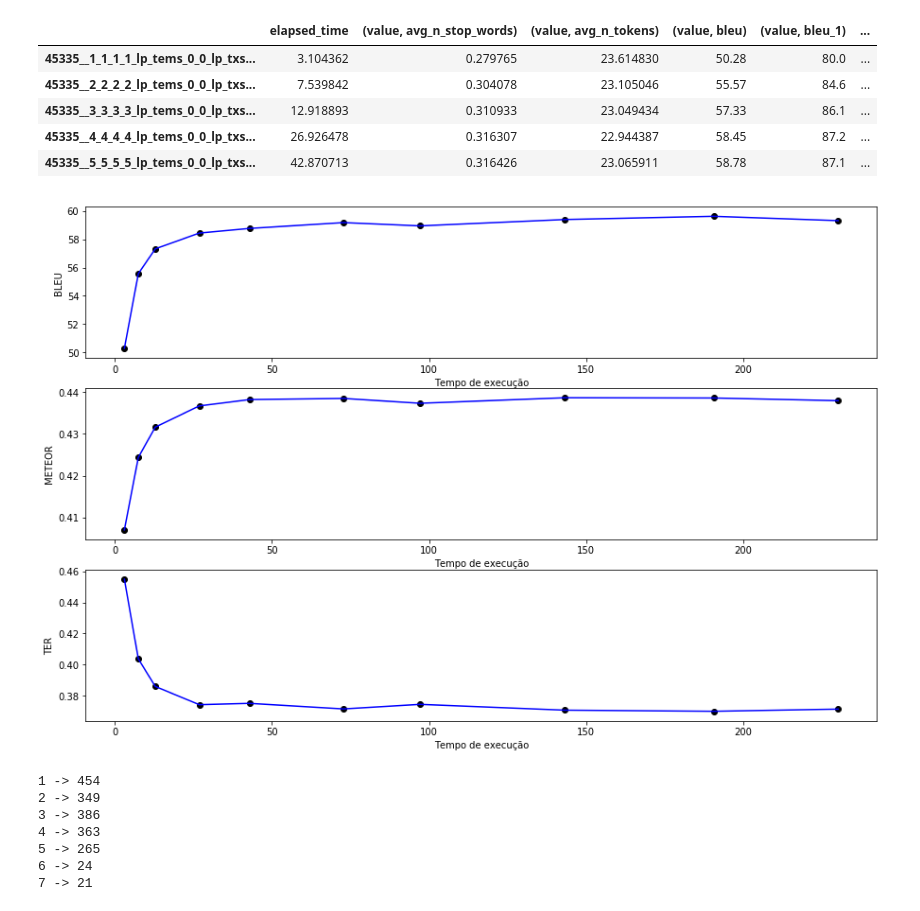
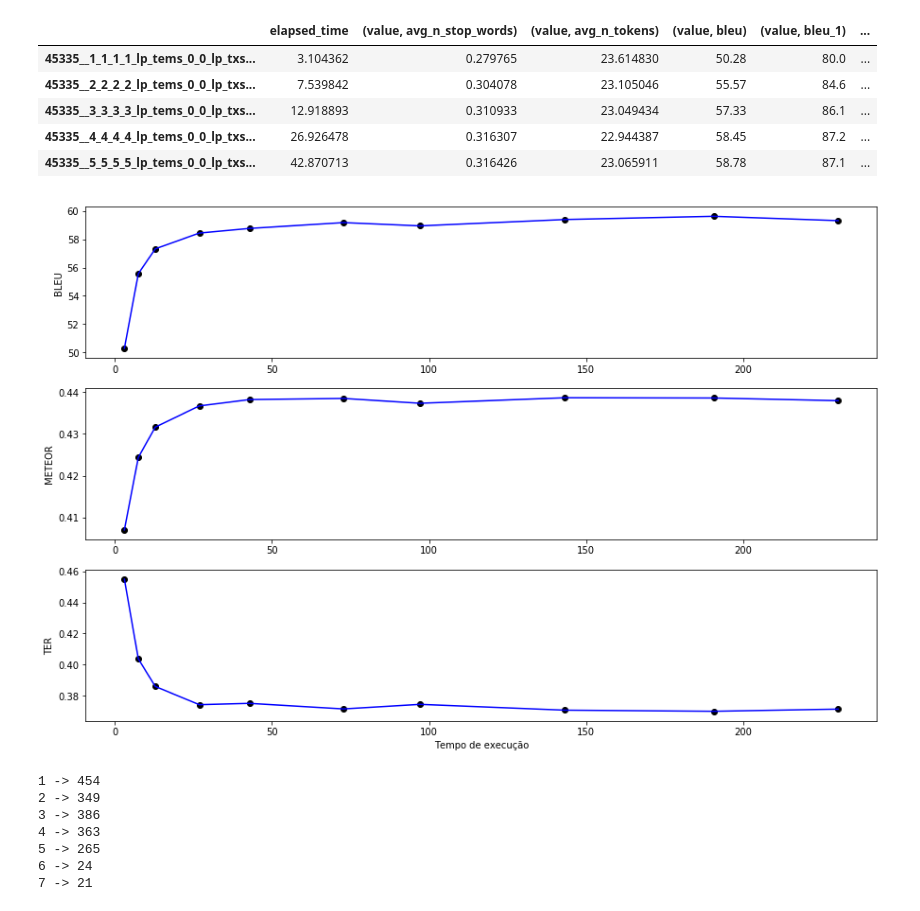
Before and after one commit to abevieiramota/masters, a Jupyter notebook: notebook/00 - Automatic evaluation.ipynb, the cells around one changed output. Cells and saved outputs as stored; diff of their text form; code cells hidden in the pictures.

```diff
--- a/notebook/00 - Automatic evaluation.ipynb
+++ b/notebook/00 - Automatic evaluation.ipynb
@@ -76,3 +76,21 @@ deepnlg-rand           &   5.08 &  0.118549 &  0.780903 \\
 uit-vietnam            &   0.11 &  0.033486 &  0.877597 \\
 \bottomrule
 \end{tabular}
+# %%
+n_texts = [
+    (971, 891),
+    (9749, 1983),
+    (37637, 3944),
+    (106948, 10380),
+    (,),
+    (,),
+    (,),
+    (,),
+    (,),
+    (,),
+    (,),
+    (,),
+    (,)
+]
+df = pd.DataFrame.from_dict({'a': [1, 2, 3]}, orient='record')
+df
@@ -101,30 +121,28 @@ elapsed_time_df.head()
 # %%
 from matplotlib import pyplot as plt
 
 plt.figure(figsize=(15, 10))
 
 plt.subplot(311)
 plt.plot(elapsed_time_df.elapsed_time, elapsed_time_df[('value', 'bleu')], 'b')
 plt.scatter(elapsed_time_df.elapsed_time, elapsed_time_df[('value', 'bleu')], c='black')
 plt.ylabel('BLEU')
-plt.xlabel('Tempo de execução')
 
 plt.subplot(312)
 plt.plot(elapsed_time_df.elapsed_time, elapsed_time_df[('value', 'meteor')], 'b')
 plt.scatter(elapsed_time_df.elapsed_time, elapsed_time_df[('value', 'meteor')], c='black')
 plt.ylabel('METEOR')
-plt.xlabel('Tempo de execução')
 
 plt.subplot(313)
 plt.plot(elapsed_time_df.elapsed_time, elapsed_time_df[('value', 'ter')], 'b')
 plt.scatter(elapsed_time_df.elapsed_time, elapsed_time_df[('value', 'ter')], c='black')
 plt.ylabel('TER')
 plt.xlabel('Tempo de execução')
 
 
 plt.savefig('metricas_vs_tempo.png', dpi=500)
 # %% [output]
-[figure, old version]
+[figure, new version]
 # %%
 old_cat = !cat ../evaluation/subsets/test/old-cat.txt
 old_cat = [int(i) for i in old_cat]
```
Also changed, not shown: parts of 8 cells of this notebook, 7 other files.
